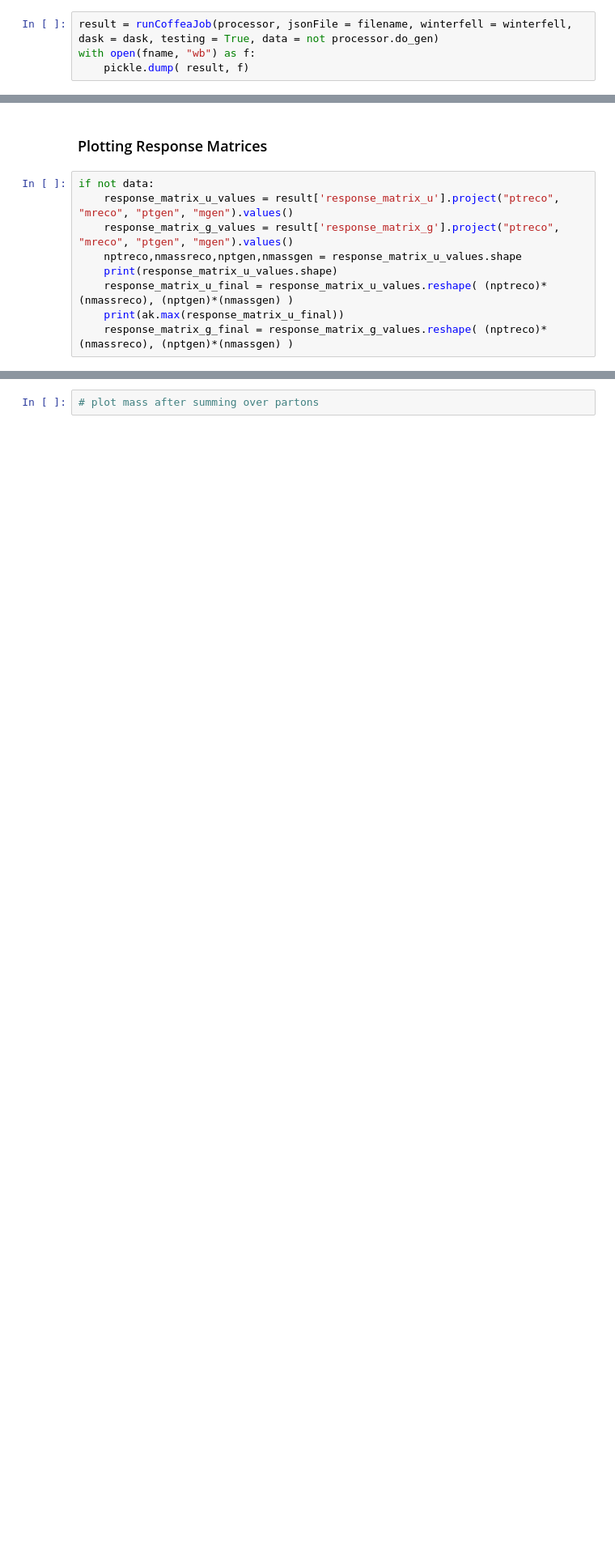
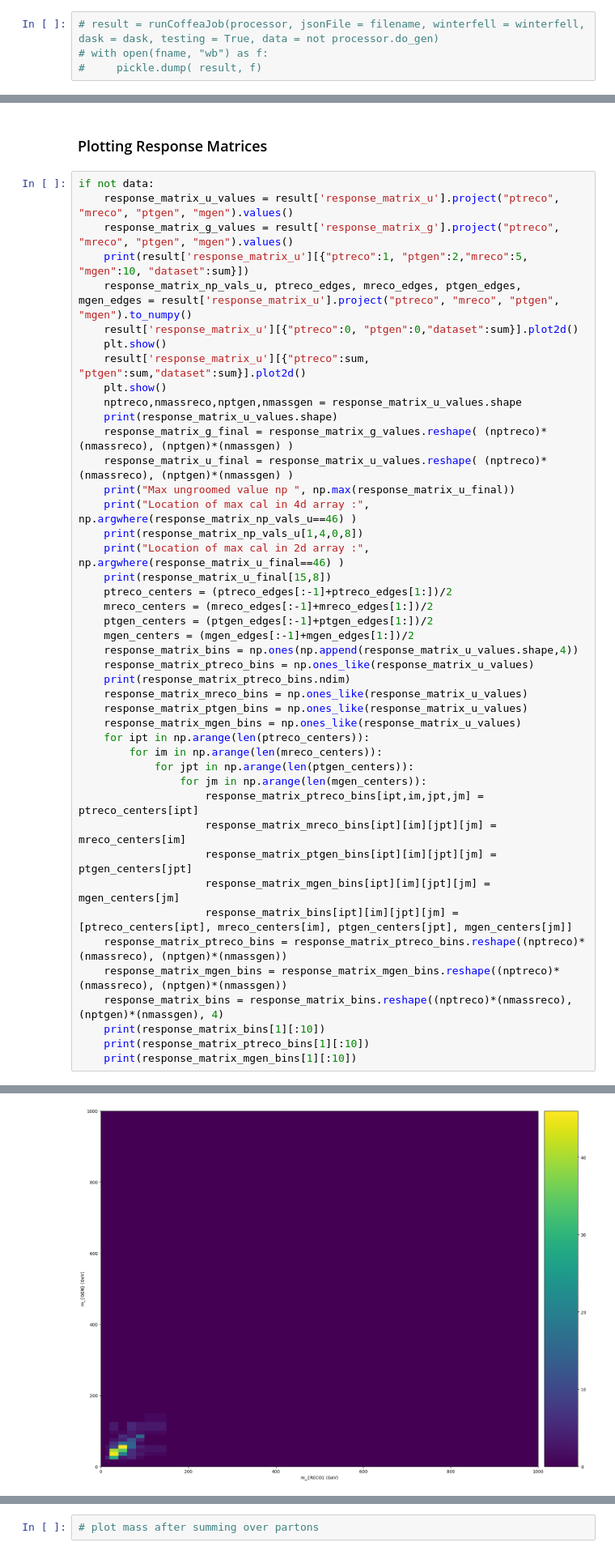
Before and after one commit to laurenhay/GluonJetMass, a Jupyter notebook: trijetSelection_studies.ipynb, the cells around one changed output, grey strips where cells are left out. Shown at 81% size. Saved outputs shown, nothing was run; the diff lists cells and outputs as text; blank space fills up the shorter version.

Commit message:
Response matrix indexing messed up

```diff
--- a/trijetSelection_studies.ipynb
+++ b/trijetSelection_studies.ipynb
@@ -52,6 +53,6 @@ fname = 'coffeaOutput/trijetHistsTest_{}_pt{}_eta{}_{}.pkl'.format(datastring, s
 2.6.3
 Data:  False  gen  True
 # %%
-result = runCoffeaJob(processor, jsonFile = filename, winterfell = winterfell, dask = dask, testing = True, data = not processor.do_gen)
-with open(fname, "wb") as f:
-    pickle.dump( result, f)
+# result = runCoffeaJob(processor, jsonFile = filename, winterfell = winterfell, dask = dask, testing = True, data = not processor.do_gen)
+# with open(fname, "wb") as f:
+#     pickle.dump( result, f)
@@ -127,9 +110,44 @@ axs[0,1].set_yscale('log')
 if not data:
     response_matrix_u_values = result['response_matrix_u'].project("ptreco", "mreco", "ptgen", "mgen").values()
     response_matrix_g_values = result['response_matrix_g'].project("ptreco", "mreco", "ptgen", "mgen").values()
+    print(result['response_matrix_u'][{"ptreco":1, "ptgen":2,"mreco":5, "mgen":10, "dataset":sum}])
+    response_matrix_np_vals_u, ptreco_edges, mreco_edges, ptgen_edges, mgen_edges = result['response_matrix_u'].project("ptreco", "mreco", "ptgen", "mgen").to_numpy()
+    result['response_matrix_u'][{"ptreco":0, "ptgen":0,"dataset":sum}].plot2d()
+    plt.show()
+    result['response_matrix_u'][{"ptreco":sum, "ptgen":sum,"dataset":sum}].plot2d()
+    plt.show()
     nptreco,nmassreco,nptgen,nmassgen = response_matrix_u_values.shape
     print(response_matrix_u_values.shape)
+    response_matrix_g_final = response_matrix_g_values.reshape( (nptreco)*(nmassreco), (nptgen)*(nmassgen) )
     response_matrix_u_final = response_matrix_u_values.reshape( (nptreco)*(nmassreco), (nptgen)*(nmassgen) )
-    print(ak.max(response_matrix_u_final))
-    response_matrix_g_final = response_matrix_g_values.reshape( (nptreco)*(nmassreco), (nptgen)*(nmassgen) )
+    print("Max ungroomed value np ", np.max(response_matrix_u_final))
+    print("Location of max cal in 4d array :", np.argwhere(response_matrix_np_vals_u==46) )
+    print(response_matrix_np_vals_u[1,4,0,8])
+    print("Location of max cal in 2d array :", np.argwhere(response_matrix_u_final==46) )
+    print(response_matrix_u_final[15,8])
+    ptreco_centers = (ptreco_edges[:-1]+ptreco_edges[1:])/2
+    mreco_centers = (mreco_edges[:-1]+mreco_edges[1:])/2
+    ptgen_centers = (ptgen_edges[:-1]+ptgen_edges[1:])/2
+    mgen_centers = (mgen_edges[:-1]+mgen_edges[1:])/2
+    response_matrix_bins = np.ones(np.append(response_matrix_u_values.shape,4))
+    response_matrix_ptreco_bins = np.ones_like(response_matrix_u_values)
+    print(response_matrix_ptreco_bins.ndim)
+    response_matrix_mreco_bins = np.ones_like(response_matrix_u_values)
+    response_matrix_ptgen_bins = np.ones_like(response_matrix_u_values)
+    response_matrix_mgen_bins = np.ones_like(response_matrix_u_values)
+    for ipt in np.arange(len(ptreco_centers)):
+        for im in np.arange(len(mreco_centers)):
+            for jpt in np.arange(len(ptgen_centers)):
+                for jm in np.arange(len(mgen_centers)):
+                    response_matrix_ptreco_bins[ipt,im,jpt,jm] = ptreco_centers[ipt]
+                    response_matrix_mreco_bins[ipt][im][jpt][jm] = mreco_centers[im]
+                    response_matrix_ptgen_bins[ipt][im][jpt][jm] = ptgen_centers[jpt]
+                    response_matrix_mgen_bins[ipt][im][jpt][jm] = mgen_centers[jm]
+                    response_matrix_bins[ipt][im][jpt][jm] = [ptreco_centers[ipt], mreco_centers[im], ptgen_centers[jpt], mgen_centers[jm]]
+    response_matrix_ptreco_bins = response_matrix_ptreco_bins.reshape((nptreco)*(nmassreco), (nptgen)*(nmassgen))
+    response_matrix_mgen_bins = response_matrix_mgen_bins.reshape((nptreco)*(nmassreco), (nptgen)*(nmassgen))
+    response_matrix_bins = response_matrix_bins.reshape((nptreco)*(nmassreco), (nptgen)*(nmassgen), 4)
+    print(response_matrix_bins[1][:10])
+    print(response_matrix_ptreco_bins[1][:10])
+    print(response_matrix_mgen_bins[1][:10])
 # %% [output]
@@ -137,0 +155 @@ if not data:
+[figure, added]
```
Also changed, not shown: parts of 12 cells of this notebook, 3 other files.
